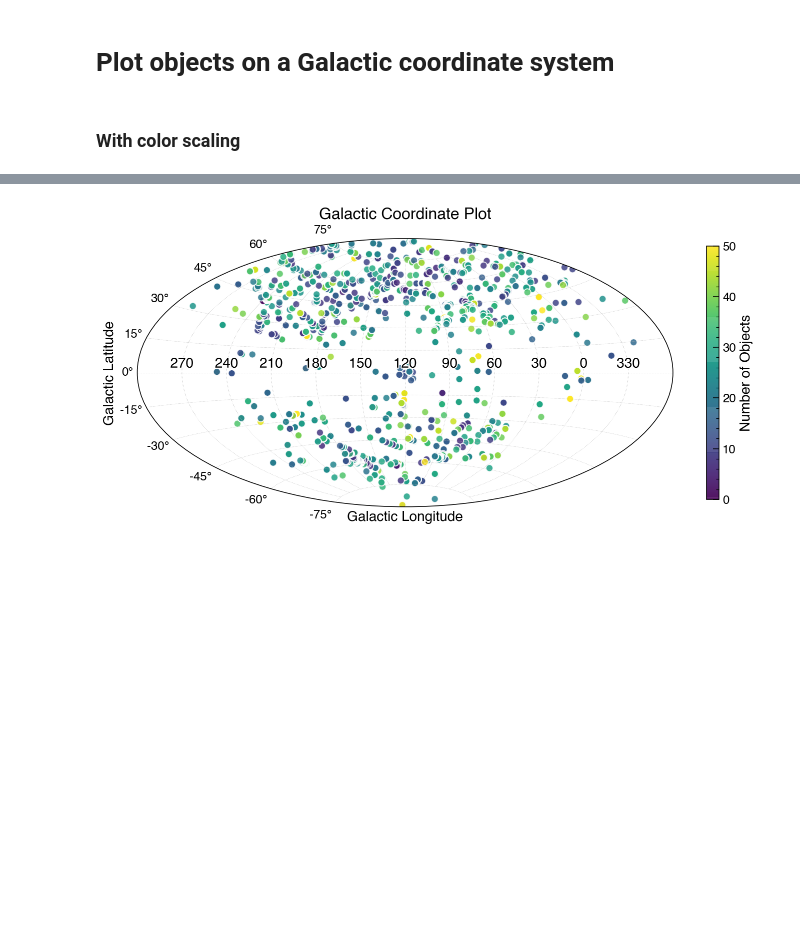
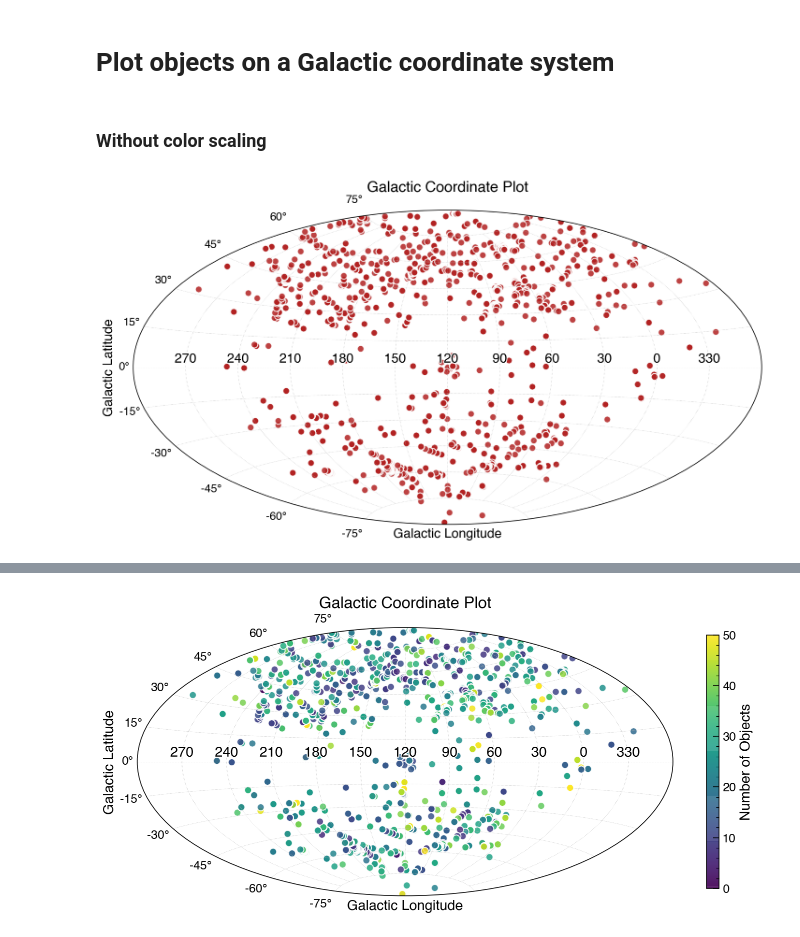
Before and after one commit to jchowk/pyND, a Jupyter notebook: docs/Examples/skyplot_usage.ipynb, the cells around one changed output, grey strips where cells are left out. Cells and saved outputs as stored; diff of their text form; code cells hidden in the pictures; blank space fills up the shorter version.

Commit message:
Expanded `skyplot` documentation. Added `pointcolor=` to set color.

```diff
--- a/docs/Examples/skyplot_usage.ipynb
+++ b/docs/Examples/skyplot_usage.ipynb
@@ -20,4 +47,9 @@ from pyND.plotting import skyplot
 # %% [markdown]
 # Plot objects on a Galactic coordinate system
 # %% [markdown]
-### With color scaling
+### Without color scaling
+# %%
+skyplot(a['longitude'],a['latitude'],origin=120., pointcolor='firebrick',
+                title='Galactic Coordinate Plot')
+# %% [output]
+[figure, added]
```
Also changed, not shown: parts of 4 cells of this notebook, 2 other files.
